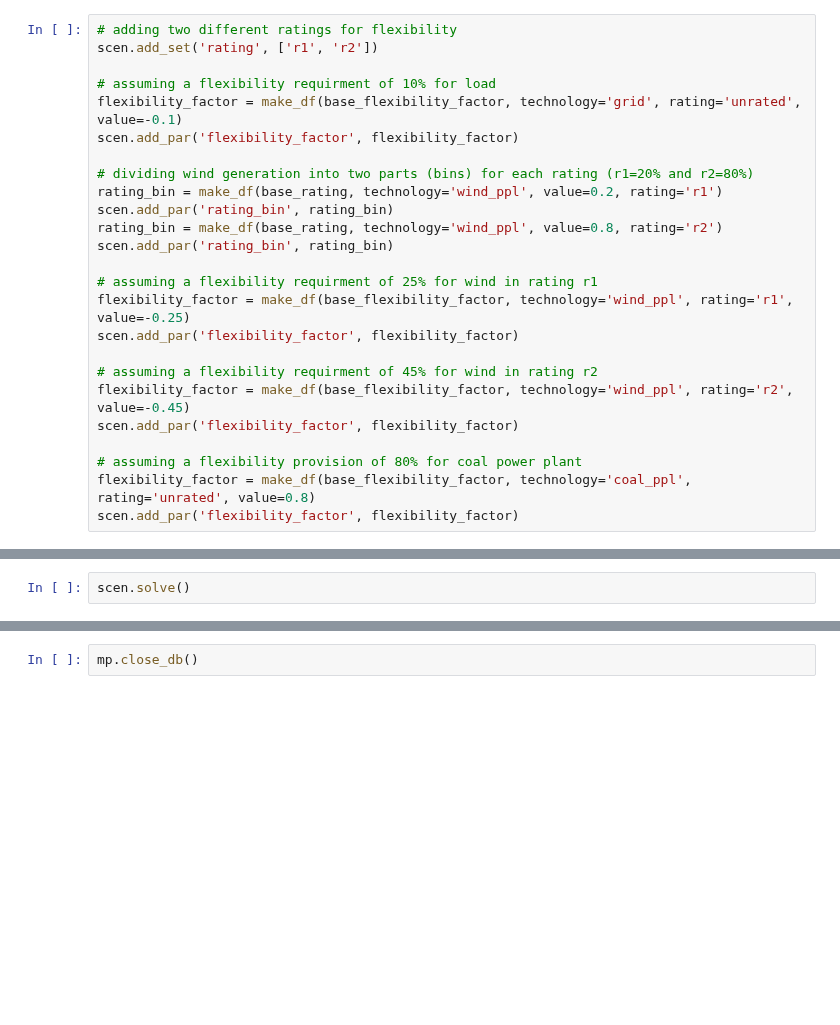
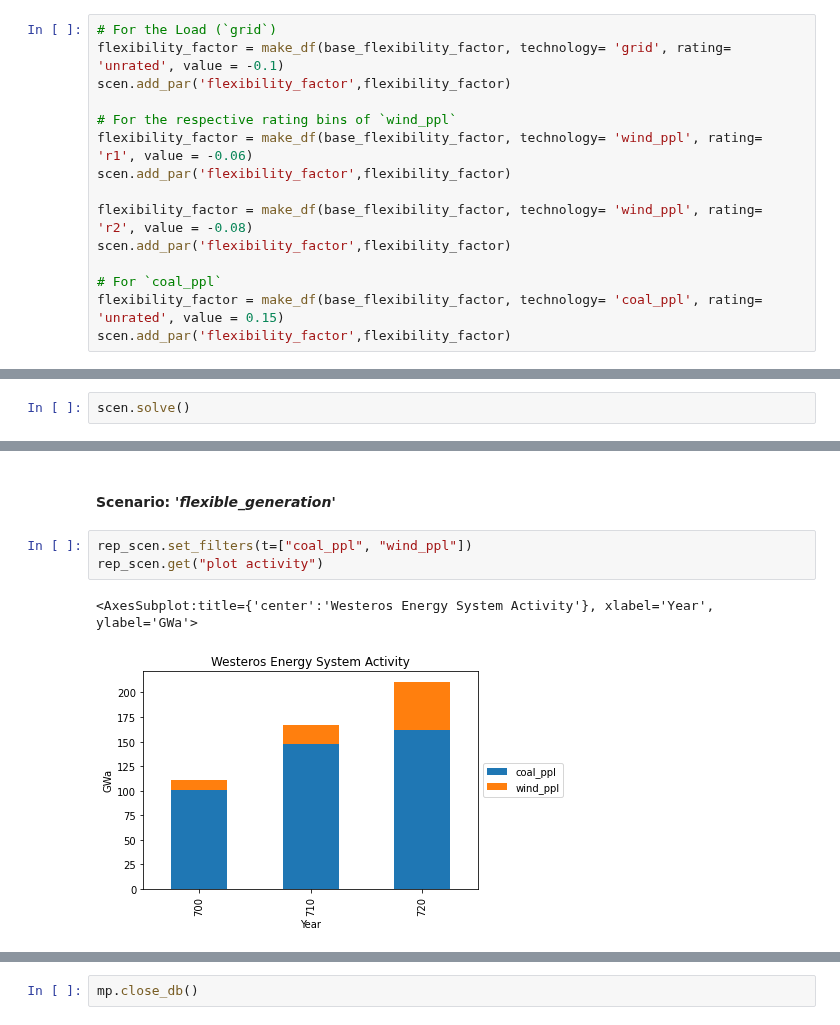
Before and after one commit to iiasa/message_ix, a Jupyter notebook: tutorial/westeros/westeros_flexible_generation.ipynb, the cells around one changed output, grey strips where cells are left out. Saved outputs shown, nothing was run; the diff lists cells and outputs as text; blank space fills up the shorter version.

```diff
--- a/tutorial/westeros/westeros_flexible_generation.ipynb
+++ b/tutorial/westeros/westeros_flexible_generation.ipynb
@@ -97,25 +105,15 @@ base_rating = pd.DataFrame({
 # %%
-# adding two different ratings for flexibility
-scen.add_set('rating', ['r1', 'r2'])
+# For the Load (`grid`)
+flexibility_factor = make_df(base_flexibility_factor, technology= 'grid', rating= 'unrated', value = -0.1)
+scen.add_par('flexibility_factor',flexibility_factor)
 
-# assuming a flexibility requirment of 10% for load
-flexibility_factor = make_df(base_flexibility_factor, technology='grid', rating='unrated', value=-0.1)
-scen.add_par('flexibility_factor', flexibility_factor)
+# For the respective rating bins of `wind_ppl`
+flexibility_factor = make_df(base_flexibility_factor, technology= 'wind_ppl', rating= 'r1', value = -0.06)
+scen.add_par('flexibility_factor',flexibility_factor)
 
-# dividing wind generation into two parts (bins) for each rating (r1=20% and r2=80%)
-rating_bin = make_df(base_rating, technology='wind_ppl', value=0.2, rating='r1')
-scen.add_par('rating_bin', rating_bin)
-rating_bin = make_df(base_rating, technology='wind_ppl', value=0.8, rating='r2')
-scen.add_par('rating_bin', rating_bin)
+flexibility_factor = make_df(base_flexibility_factor, technology= 'wind_ppl', rating= 'r2', value = -0.08)
+scen.add_par('flexibility_factor',flexibility_factor)
 
-# assuming a flexibility requirment of 25% for wind in rating r1
-flexibility_factor = make_df(base_flexibility_factor, technology='wind_ppl', rating='r1', value=-0.25)
-scen.add_par('flexibility_factor', flexibility_factor)
-
-# assuming a flexibility requirment of 45% for wind in rating r2
-flexibility_factor = make_df(base_flexibility_factor, technology='wind_ppl', rating='r2', value=-0.45)
-scen.add_par('flexibility_factor', flexibility_factor)
-
-# assuming a flexibility provision of 80% for coal power plant
-flexibility_factor = make_df(base_flexibility_factor, technology='coal_ppl', rating='unrated', value=0.8)
-scen.add_par('flexibility_factor', flexibility_factor)
+# For `coal_ppl`
+flexibility_factor = make_df(base_flexibility_factor, technology= 'coal_ppl', rating= 'unrated', value = 0.15)
+scen.add_par('flexibility_factor',flexibility_factor)
@@ -145,0 +161,8 @@ rep.get("plot capacity")
+# %% [markdown]
+#### Scenario: '*flexible_generation*'
+# %%
+rep_scen.set_filters(t=["coal_ppl", "wind_ppl"])
+rep_scen.get("plot activity")
+# %% [output]
+<AxesSubplot:title={'center':'Westeros Energy System Activity'}, xlabel='Year', ylabel='GWa'>
+[figure, added]
```
Also changed, not shown: parts of 40 cells of this notebook, 2 other files.
